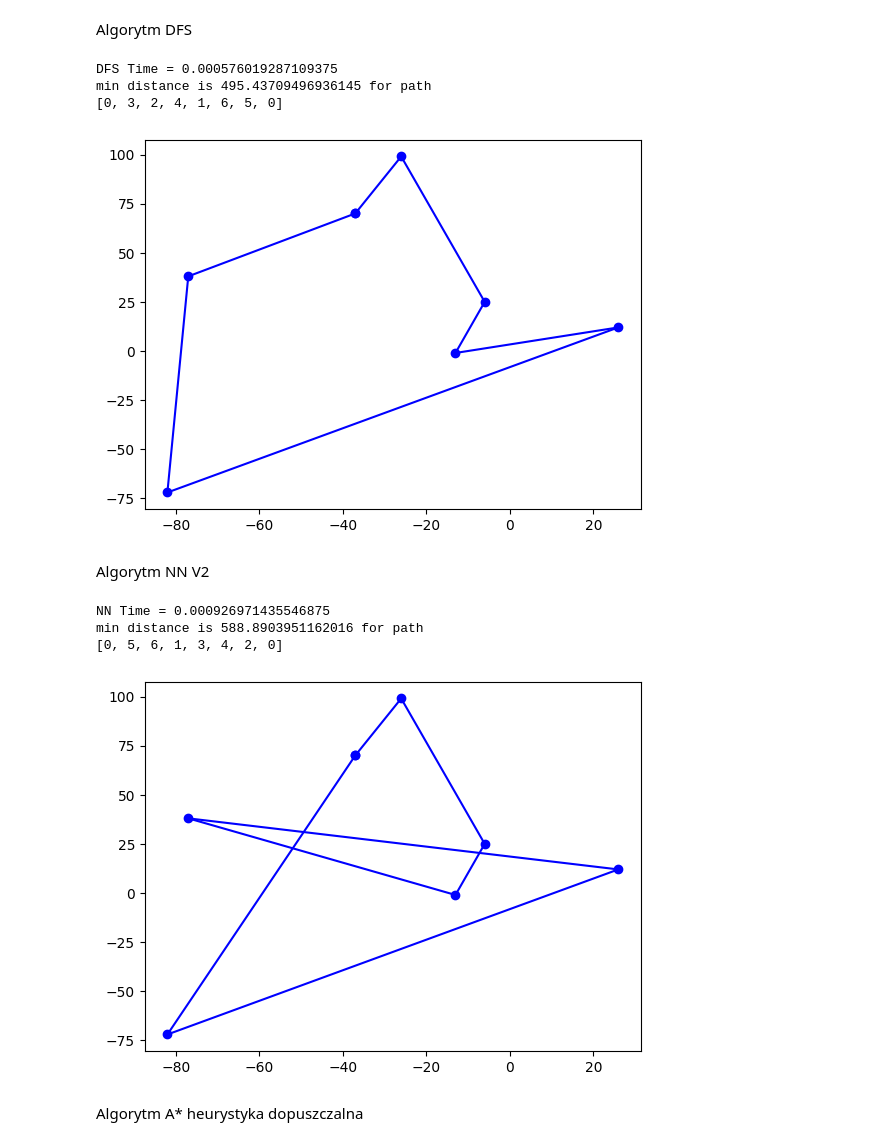
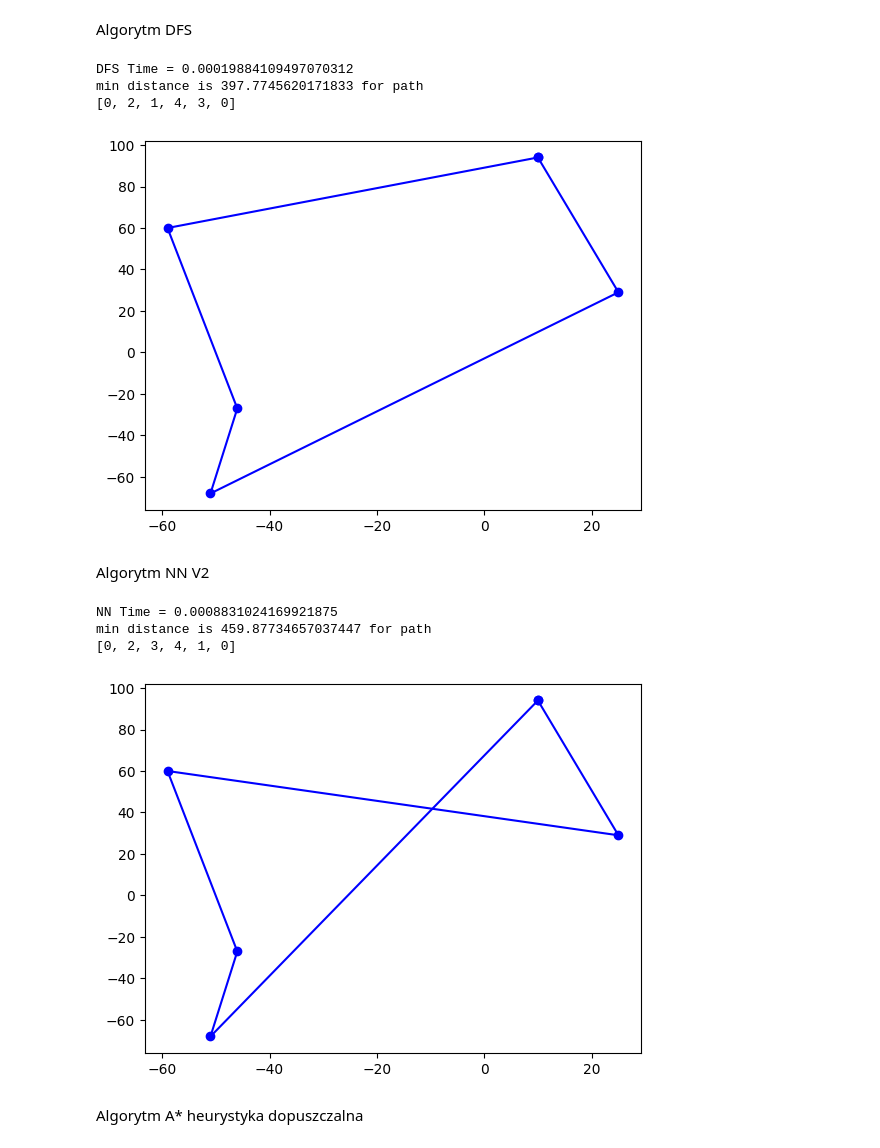
Before and after one commit to Dert14/PSI, a Jupyter notebook: Lab 4 ACO/lab 4.ipynb, the cells around one changed output. Drawn from its saved outputs; the diff is of its cells as text; code cells hidden in the pictures.

```diff
--- a/Lab 4 ACO/lab 4.ipynb
+++ b/Lab 4 ACO/lab 4.ipynb
@@ -126,7 +126,8 @@ class PathCounter:
         #path.append(0)
         print(f"min distance is {min_distance} for path")
         print(path)
-        return path
+        #return path
+        return (path, min_distance)
 
     def count_path(self):
         distance = 0
@@ -136,7 +137,8 @@ class PathCounter:
                 #    print("error")
         print(f"min distance is {distance} for path")
         print(self.all_paths)
-        return self.all_paths
+        #return self.all_paths
+        return (self.all_paths, distance)
 # %%
 import random
 
@@ -374,7 +395,7 @@ class CitiesDrawer:
         plt.plot([self.X_cords[len(self.cities) - 1], self.X_cords[0]], [self.Y_cords[len(self.cities) - 1], self.Y_cords[0]], color='blue')
 # %%
 START_CITY = 0
-NUMBER_OF_CITIES = 7
+NUMBER_OF_CITIES = 5
 
 np.set_printoptions(linewidth=np.inf)
 
@@ -454,34 +473,34 @@ print(f"DFS Time = {end - start}")
 path_counter = PathCounter(adjacency_matrix, all_paths)
 path_counter.count_all_distances()
 best_path = path_counter.print_min_possible_path()
-cities_drawer = CitiesDrawer(web.cities, best_path)
+cities_drawer = CitiesDrawer(web.cities, best_path[0])
 cities_drawer.draw_cities()
 # %% [output]
-DFS Time = 0.000576019287109375
-min distance is 495.43709496936145 for path
-[0, 3, 2, 4, 1, 6, 5, 0]
+DFS Time = 0.00019884109497070312
+min distance is 397.7745620171833 for path
+[0, 2, 1, 4, 3, 0]
-[figure, old version]
+[figure, new version]
 # %% [markdown]
 Algorytm NN V2
 # %%
 try:
     algorytm_NN = AlgorythmNN(start=0, adjacency_matrix=adjacency_matrix)
     start = time.time()
     path = algorytm_NN.NN_algorytm_V2()
     end = time.time()
     print(f"NN Time = {end - start}")
     path_counter = PathCounter(adjacency_matrix, path)
     best_path = path_counter.count_path()
 
-    cities_drawer = CitiesDrawer(web.cities, best_path)
+    cities_drawer = CitiesDrawer(web.cities, best_path[0])
     cities_drawer.draw_cities()
 except:
     print("No way")
 # %% [output]
-NN Time = 0.000926971435546875
-min distance is 588.8903951162016 for path
-[0, 5, 6, 1, 3, 4, 2, 0]
+NN Time = 0.0008831024169921875
+min distance is 459.87734657037447 for path
+[0, 2, 3, 4, 1, 0]
-[figure, old version]
+[figure, new version]
 # %% [markdown]
 Algorytm A* heurystyka dopuszczalna
 # %%
```
Also changed, not shown: parts of 9 cells of this notebook, 2 other files.
